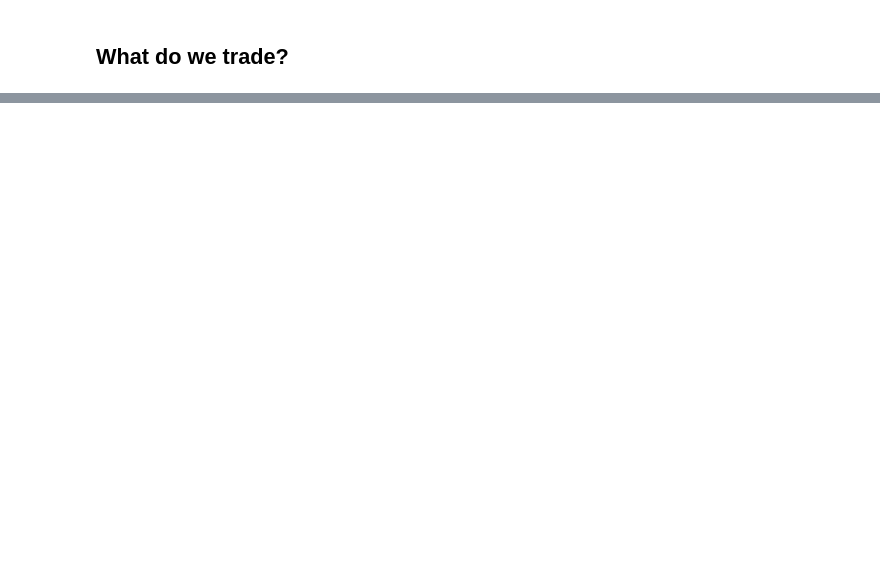
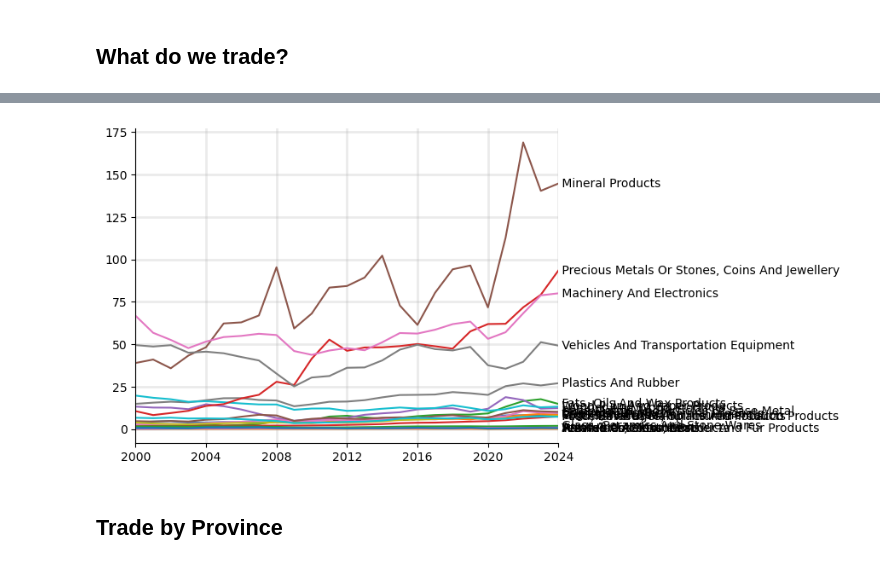
Before and after one commit to qcx201/CAtrade, a Jupyter notebook: src/03-desc.ipynb, the cells around one changed output, grey strips where cells are left out. Cells and saved outputs as stored; diff of their text form; code cells hidden in the pictures; blank space fills up the shorter version.

```diff
--- a/src/03-desc.ipynb
+++ b/src/03-desc.ipynb
@@ -275,2 +404,22 @@ for i, col in enumerate(cols):
+# %%
+fig, ax = plt.subplots()
+
+for sec, sdf in secs.groupby('sec'):
+
+    x, y = sdf['year'], sdf['exports'] / B
+
+    ax.plot(x, y)
+
+    ax.set_xlim(2000, 2024)
+    ax.set_xticks(range(2000, 2025, 4))
+
+    text = ' ' + (sec.split(' - ')[-1].title())
+    ax.text(x.iloc[-1], y.iloc[-1], text, va='center', ha='left')
+
+plt.show()
+# %% [output]
+[figure, added]
+# %% [markdown]
+## Trade by Province
 # %%
 # Breakdown trade by sector with top trader
```
Also changed, not shown: parts of 9 cells of this notebook, 12 other files.
